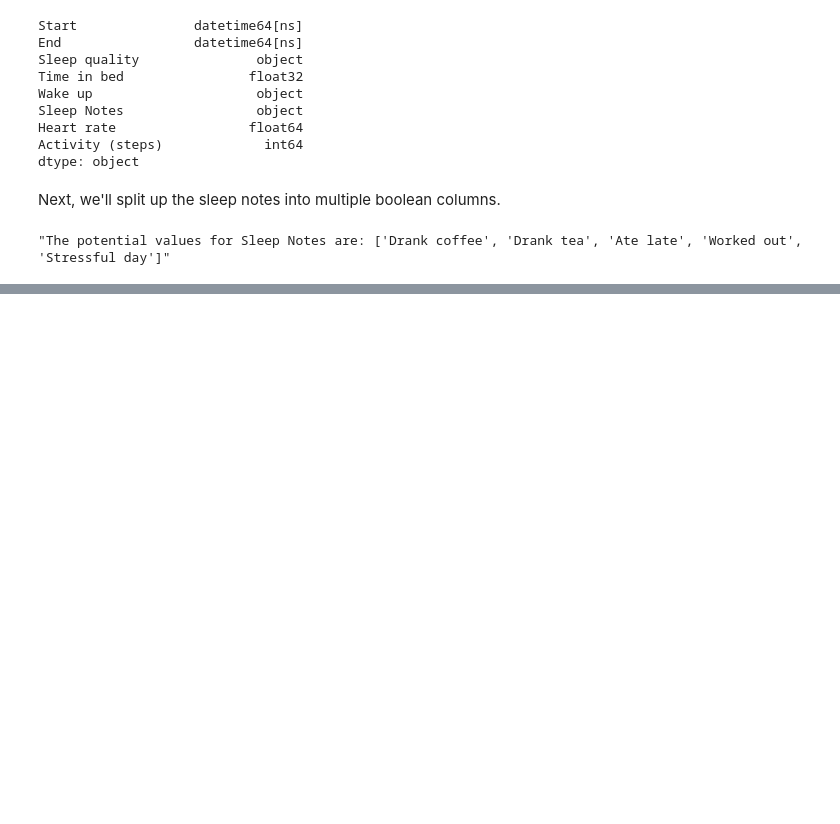
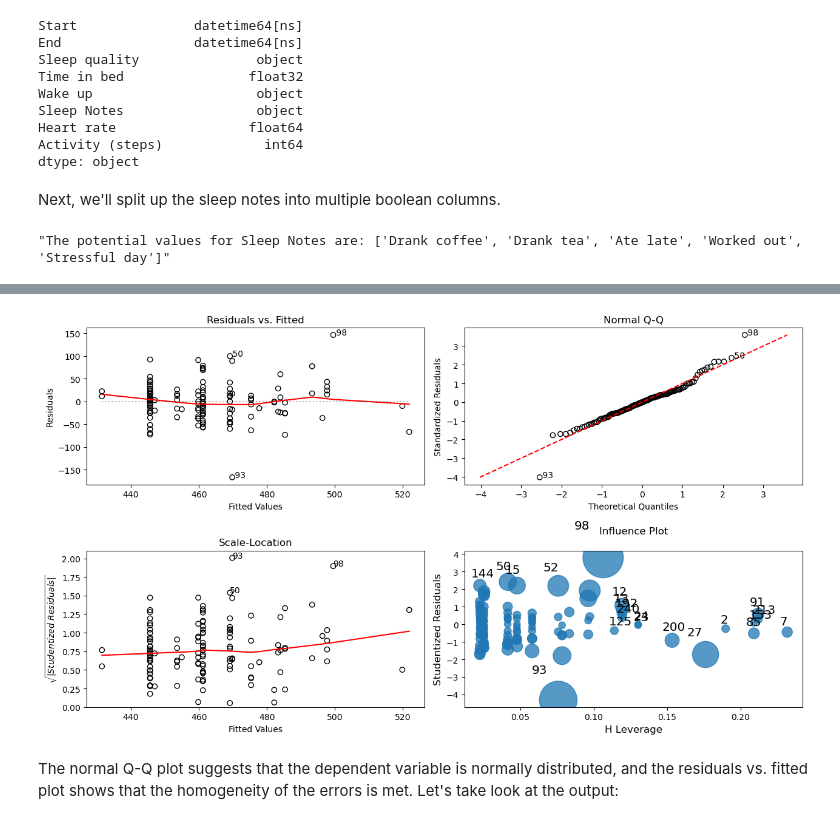
Before and after one commit to arquillen-py/jupyter-books, a Jupyter notebook: Sleep.ipynb, the cells around one changed output, grey strips where cells are left out. Cells and saved outputs as stored; diff of their text form; code cells hidden in the pictures; blank space fills up the shorter version.

```diff
--- a/Sleep.ipynb
+++ b/Sleep.ipynb
@@ -421,0 +417,8 @@ Notes:
+# %%
+print(dfTrain.iloc[111])
+print(dfTrain.iloc[1])
+print(dfTrain.iloc[22])
+
+dfTrain = dfTrain.drop(111)
+dfTrain = dfTrain.drop(1)
+dfTrain = dfTrain.drop(22)
@@ -421,0 +443,8 @@ Notes:
+# %%
+anova = ols('Time_in_bed ~ C(Drank_coffee) + C(Drank_tea) + C(Wake_up) + C(Ate_late) + C(Worked_out) + C(Stressful_day)', data = dfTrain).fit()
+
+regression_diagnostic_plots(anova)
+# %% [output]
+[figure, added]
+# %% [markdown]
+The normal Q-Q plot suggests that the dependent variable is normally distributed, and the residuals vs. fitted plot shows that the homogeneity of the errors is met. Let's take look at the output:
```
Also changed, not shown: parts of 15 cells of this notebook.
